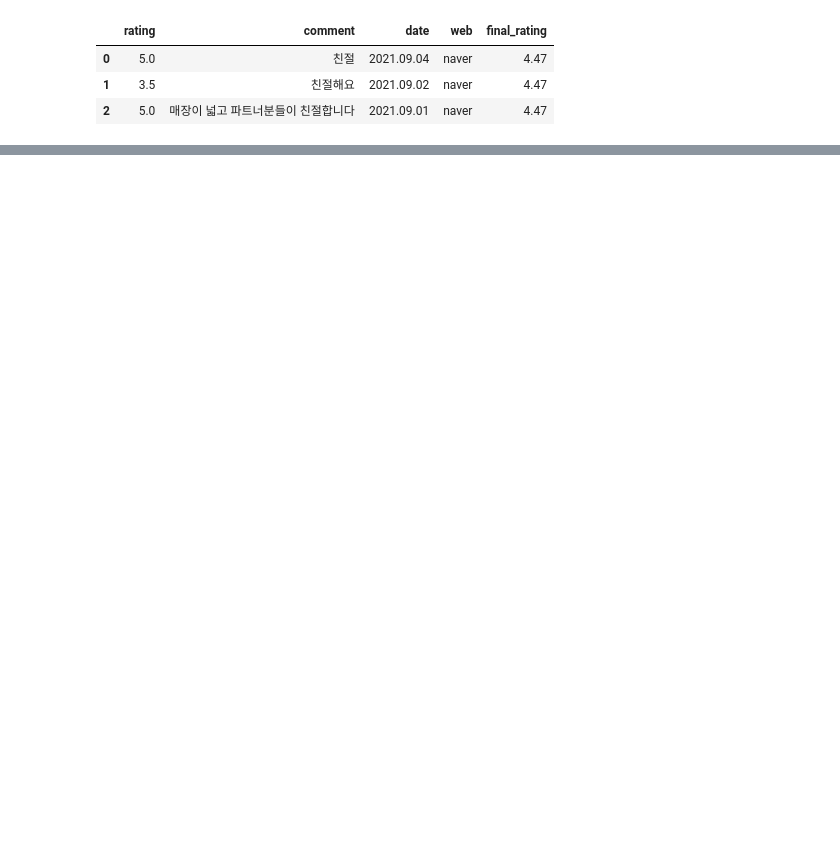
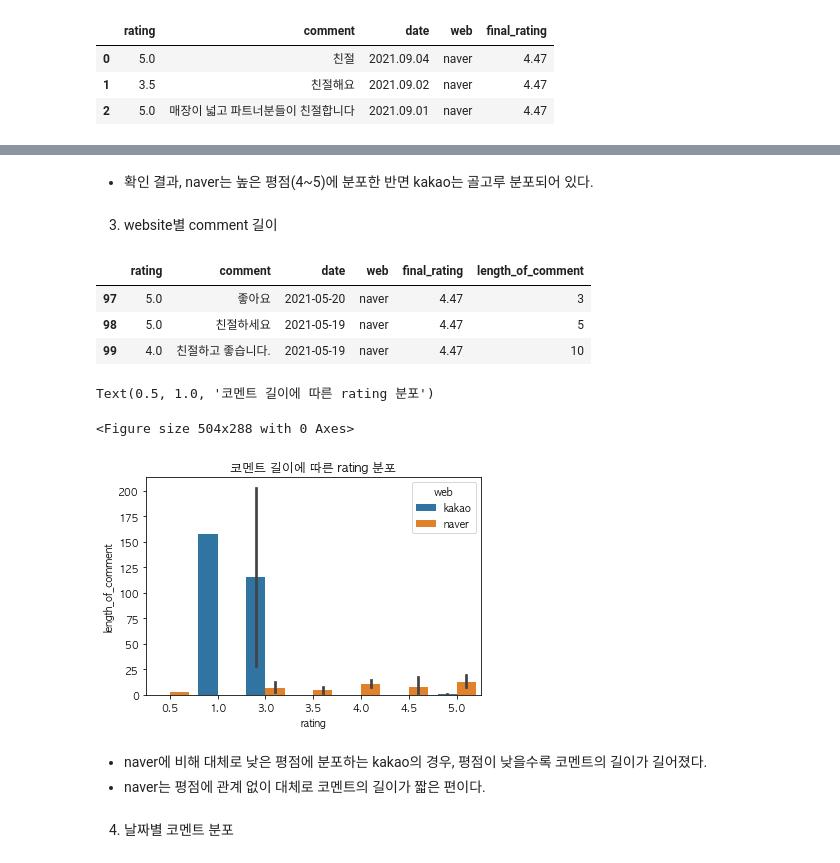
Before and after one commit to combiJihoon/real-classifier, a Jupyter notebook: analysis.ipynb, the cells around one changed output, grey strips where cells are left out. Cells and saved outputs as stored; diff of their text form; code cells hidden in the pictures; blank space fills up the shorter version.

```diff
--- a/analysis.ipynb
+++ b/analysis.ipynb
@@ -110,0 +210,30 @@ df
+# %% [markdown]
+* 확인 결과, naver는 높은 평점(4~5)에 분포한 반면 kakao는 골고루 분포되어 있다.
+# %% [markdown]
+3. website별 comment 길이
+# %%
+df['length_of_comment'] = df['comment'].apply(lambda x: len(x))
+
+df.tail(3)
+# %% [output]
+|  | rating | comment | date | web | final_rating | length_of_comment |
+| 97 | 5.0 | 좋아요 | 2021-05-20 | naver | 4.47 | 3 |
+| 98 | 5.0 | 친절하세요 | 2021-05-19 | naver | 4.47 | 5 |
+| 99 | 4.0 | 친절하고 좋습니다. | 2021-05-19 | naver | 4.47 | 10 |
+# %%
+comment_length_to_rating = df[['rating', 'length_of_comment', 'web']]
+# %%
+plt.figure(figsize=(7, 4))
+fig, ax = plt.subplots()
+sns.barplot(x="rating", y="length_of_comment",
+               data=comment_length_to_rating, hue="web", ax=ax)
+ax.set_title("코멘트 길이에 따른 rating 분포")
+# %% [output]
+Text(0.5, 1.0, '코멘트 길이에 따른 rating 분포')
+<Figure size 504x288 with 0 Axes>
+[figure, added]
+# %% [markdown]
+* naver에 비해 대체로 낮은 평점에 분포하는 kakao의 경우, 평점이 낮을수록 코멘트의 길이가 길어졌다.
+* naver는 평점에 관계 없이 대체로 코멘트의 길이가 짧은 편이다.
+# %% [markdown]
+4. 날짜별 코멘트 분포
```
Also changed, not shown: parts of 18 cells of this notebook, 2 other files.
